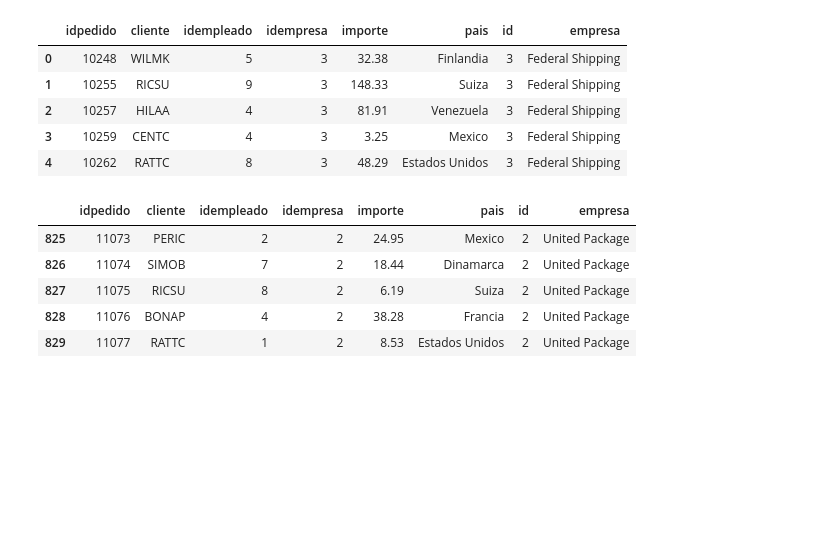
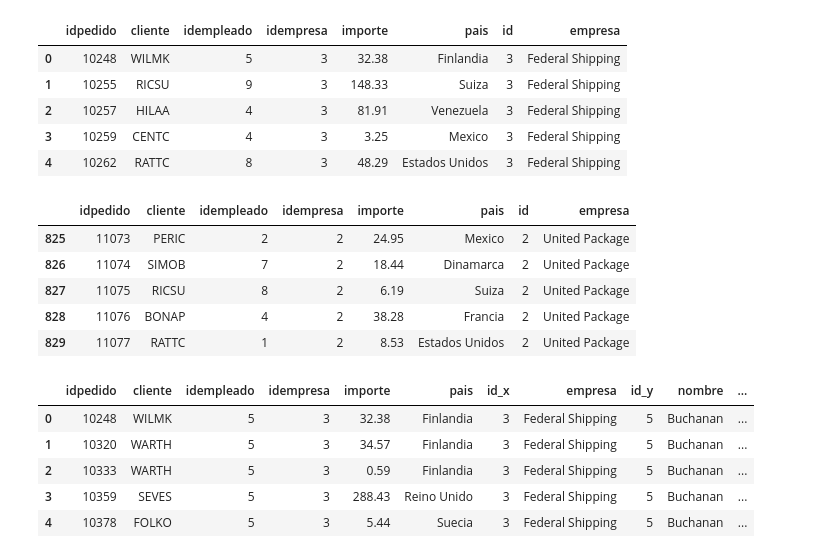
Before and after one commit to aldebarran22/curso_avanzado_santander, a Jupyter notebook: codigo_ene_29_feb_2/pruebas_pandas.ipynb, the cells around one changed output. Drawn from its saved outputs; the diff is of its cells as text; code cells hidden in the pictures; blank space fills up the shorter version.

```diff
--- a/codigo_ene_29_feb_2/pruebas_pandas.ipynb
+++ b/codigo_ene_29_feb_2/pruebas_pandas.ipynb
@@ -482,4 +482,12 @@ dfPedEmpr.tail()
 | 828 | 11076 | BONAP | 4 | 2 | 38.28 | Francia | 2 | United Package |
 | 829 | 11077 | RATTC | 1 | 2 | 8.53 | Estados Unidos | 2 | United Package |
 # %%
-dfTotal = pd.merge(dfPedEmpr,
+dfTotal = pd.merge(dfPedEmpr, dfEmpl, left_on="idempleado", right_on="id")
+dfTotal.head()
+# %% [output]
+|  | idpedido | cliente | idempleado | idempresa | importe | pais | id_x | empresa | id_y | nombre | ... |
+| 0 | 10248 | WILMK | 5 | 3 | 32.38 | Finlandia | 3 | Federal Shipping | 5 | Buchanan | ... |
+| 1 | 10320 | WARTH | 5 | 3 | 34.57 | Finlandia | 3 | Federal Shipping | 5 | Buchanan | ... |
+| 2 | 10333 | WARTH | 5 | 3 | 0.59 | Finlandia | 3 | Federal Shipping | 5 | Buchanan | ... |
+| 3 | 10359 | SEVES | 5 | 3 | 288.43 | Reino Unido | 3 | Federal Shipping | 5 | Buchanan | ... |
+| 4 | 10378 | FOLKO | 5 | 3 | 5.44 | Suecia | 3 | Federal Shipping | 5 | Buchanan | ... |
```
Also changed, not shown: parts of 2 cells of this notebook.
